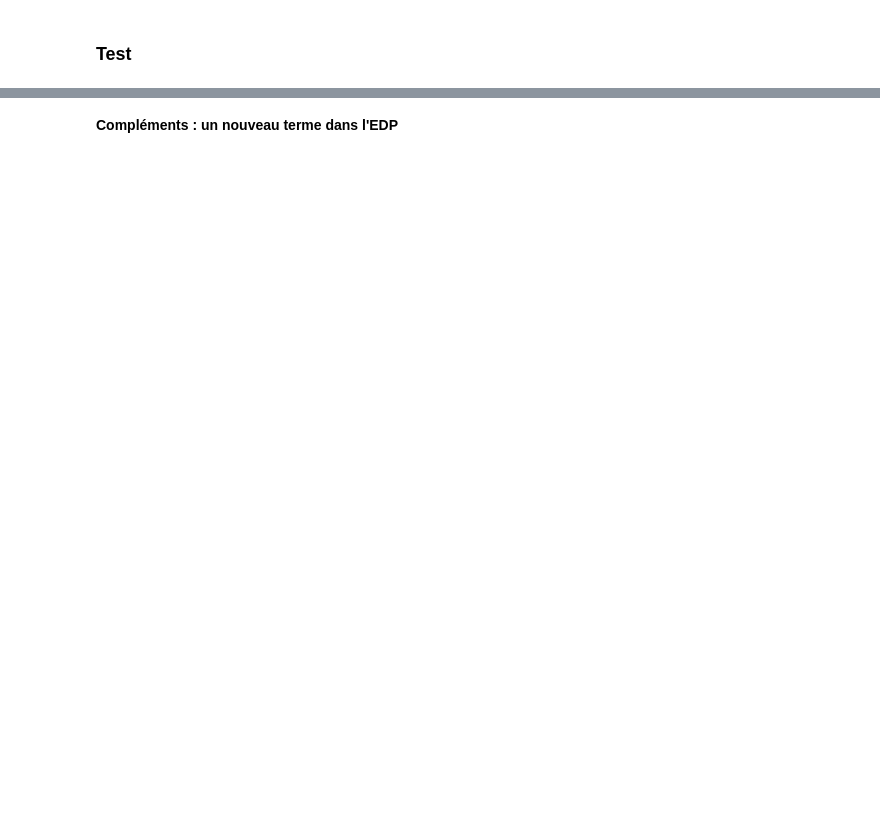
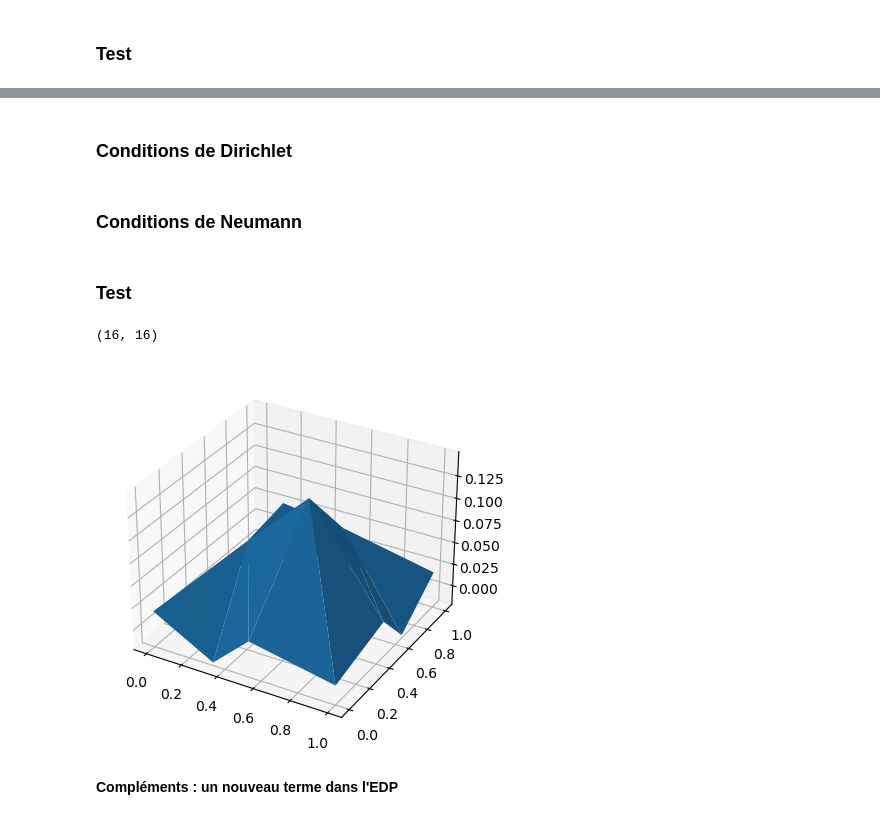
Before and after one commit to AdV31/N7, a Jupyter notebook: 2A/EDP/TP/TP-EDP.ipynb, the cells around one changed output, grey strips where cells are left out. Drawn from its saved outputs; the diff is of its cells as text; code cells hidden in the pictures; blank space fills up the shorter version.

```diff
--- a/2A/EDP/TP/TP-EDP.ipynb
+++ b/2A/EDP/TP/TP-EDP.ipynb
@@ -179,2 +238,52 @@ ccs=np.array([[0.,0.],[0.33333333333333,0],[0.53333333333333,0.],
+# %%
+def centre_gravite_Q(A1,A2,A3,A4):
+    return (A1 + A2 + A3 + A4)/4
+# %%
+def b_Q(f,elt4,coords):
+    b = np.zeros((coords.shape[0],1))
+    for i in range(elt4.shape[0]):
+        A1 = coords[elt4[i,0],:]
+        A2 = coords[elt4[i,1],:]
+        A3 = coords[elt4[i,2],:]
+        A4 = coords[elt4[i,3],:]
+        C = centre_gravite_Q(A1,A2,A3,A4)
+        for j in range(4):
+            b[elt4[i,j],0] += f(C)*(Alpha_Q(A1,A2,A4)/4)
+    return b
+# %% [markdown]
+### Conditions de Dirichlet
+# %%
+def detection_dirichlet_Q(dirichlet, A, b):
+    for i in range(dirichlet.shape[0]):
+        A[dirichlet[i],:] = 0
+        A[:,dirichlet[i]] = 0
+        A[dirichlet[i],dirichlet[i]] = 1
+        b[dirichlet[i],0] = 0
+    return A, b
+# %% [markdown]
+### Conditions de Neumann
+# %%
+def Neumann_Q(nns, A):
+    for i in range(nns.shape[0]):
+        A[nns[i,0],nns[i,1]] += 1
+        A[nns[i,1],nns[i,0]] += 1
+    return A
+# %% [markdown]
+### Test
+# %%
+xi = 0.5
+zeta = 0.5
+A = Assemblage_Q(ccs,e4,xi,zeta)
+print(A.shape)
+f = lambda x : 1
+b = b_Q(f,e4,ccs)
+A_Dirichlet, b_Dirichlet = detection_dirichlet_Q(dds, A, b)
+A_Final = Neumann_Q(nns, A_Dirichlet)
+u = np.linalg.solve(A_Final, b_Dirichlet)
+u = u.flatten()
+show(ccs,u)
+# %% [output]
+(16, 16)
+[figure, added]
 # %% [markdown]
 **Compléments  :  un nouveau terme dans l'EDP**
```
Also changed, not shown: parts of 13 cells of this notebook.
